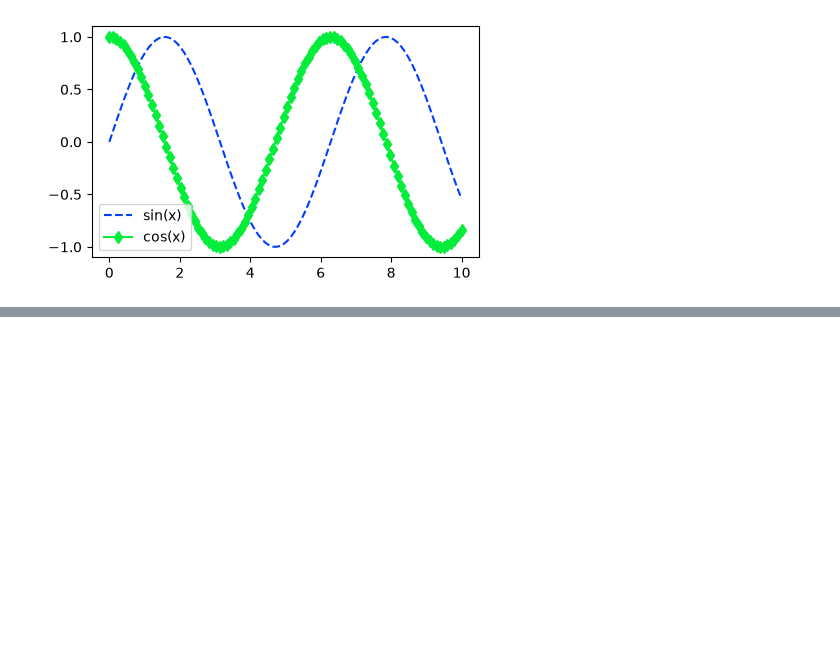
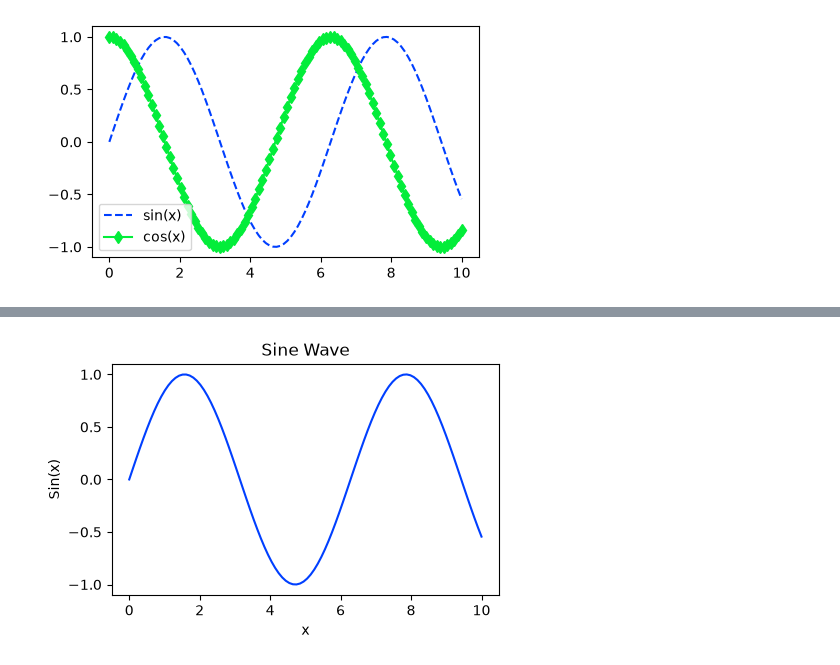
Before and after one commit to jayrajdabhi/matplotlib, a Jupyter notebook: mlp.ipynb, the cells around one changed output, grey strips where cells are left out. Cells and saved outputs as stored; diff of their text form; code cells hidden in the pictures; blank space fills up the shorter version.

```diff
--- a/mlp.ipynb
+++ b/mlp.ipynb
@@ -53,0 +92,9 @@ jayraj.savefig('jayraj.png')
+# %%
+plt.figure(figsize=(5,3))
+plt.plot(x,y)
+plt.title("Sine Wave")
+plt.xlabel("x")
+plt.ylabel("Sin(x)")
+plt.show()
+# %% [output]
+[figure, added]
```
Also changed, not shown: parts of 3 cells of this notebook.
